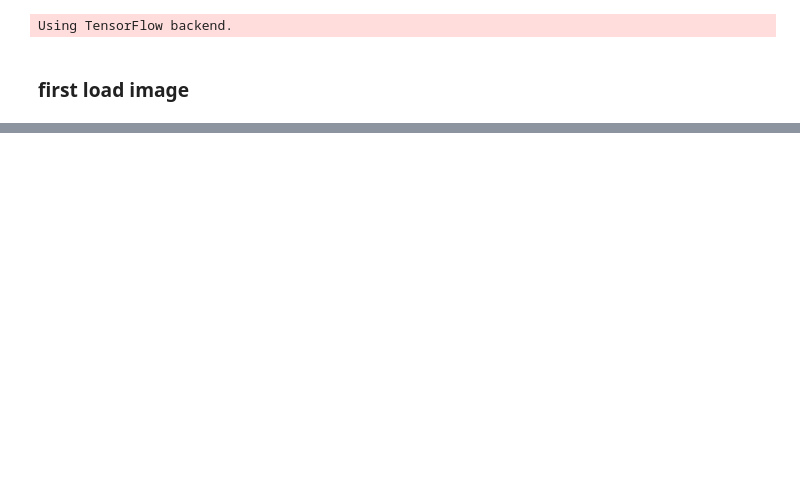
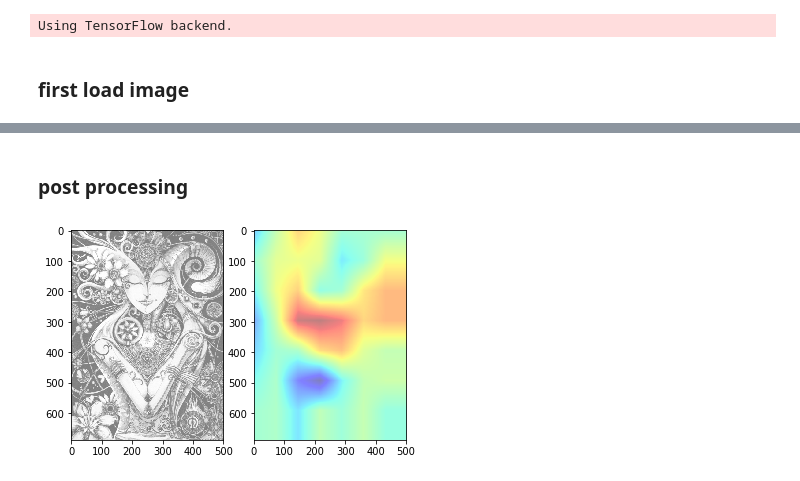
Before and after one commit to aadityachapagain/Visualizing_CNN_filters-and-Saliency_maps, a Jupyter notebook: class_activation_maps.ipynb, the cells around one changed output, grey strips where cells are left out. Saved outputs shown, nothing was run; the diff lists cells and outputs as text; code cells hidden in the pictures; blank space fills up the shorter version.

Commit message:
visualization of class activation of resnet

```diff
--- a/class_activation_maps.ipynb
+++ b/class_activation_maps.ipynb
@@ -58,0 +59,6 @@ TypeError: 'NoneType' object is not subscriptable
+# %%
+model = get_cam_model(resnet.ResNet50,
+                      NETWORK_INPUT_SIZE,
+                      LAST_CONV_LAYER,
+                      PRED_LAYER)
+preds, cams = model.predict(imgs)
@@ -58,0 +71,14 @@ TypeError: 'NoneType' object is not subscriptable
+# %% [markdown]
+### post processing
+# %%
+class_activation_map = postprocess(preds, cams)
+# %%
+plt.subplot(121)
+plt.imshow(original_img, alpha=0.5)
+
+plt.subplot(122)
+plt.imshow(cv2.resize(class_activation_map,
+                      original_size), cmap='jet', alpha=0.5)
+plt.show()
+# %% [output]
+[figure, added]
```
Also changed, not shown: parts of 6 cells of this notebook, 1 other file.
